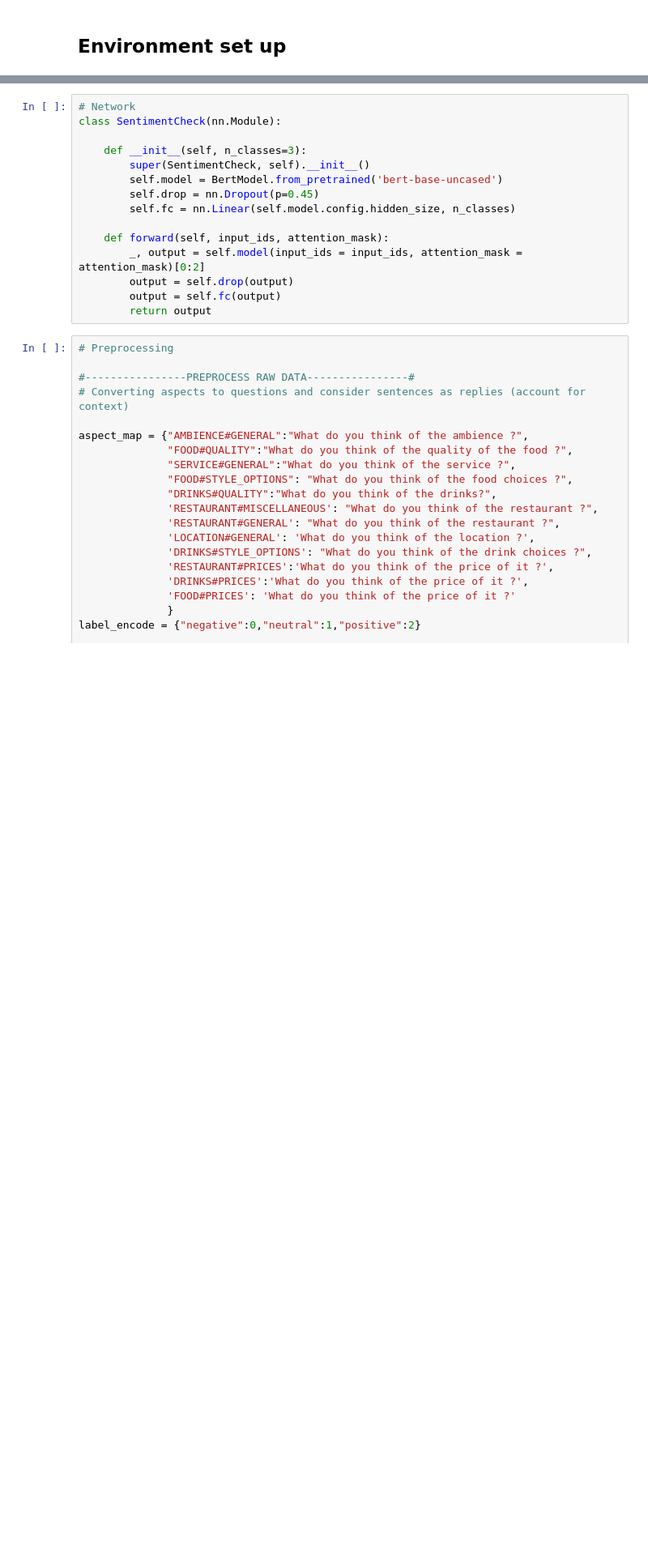
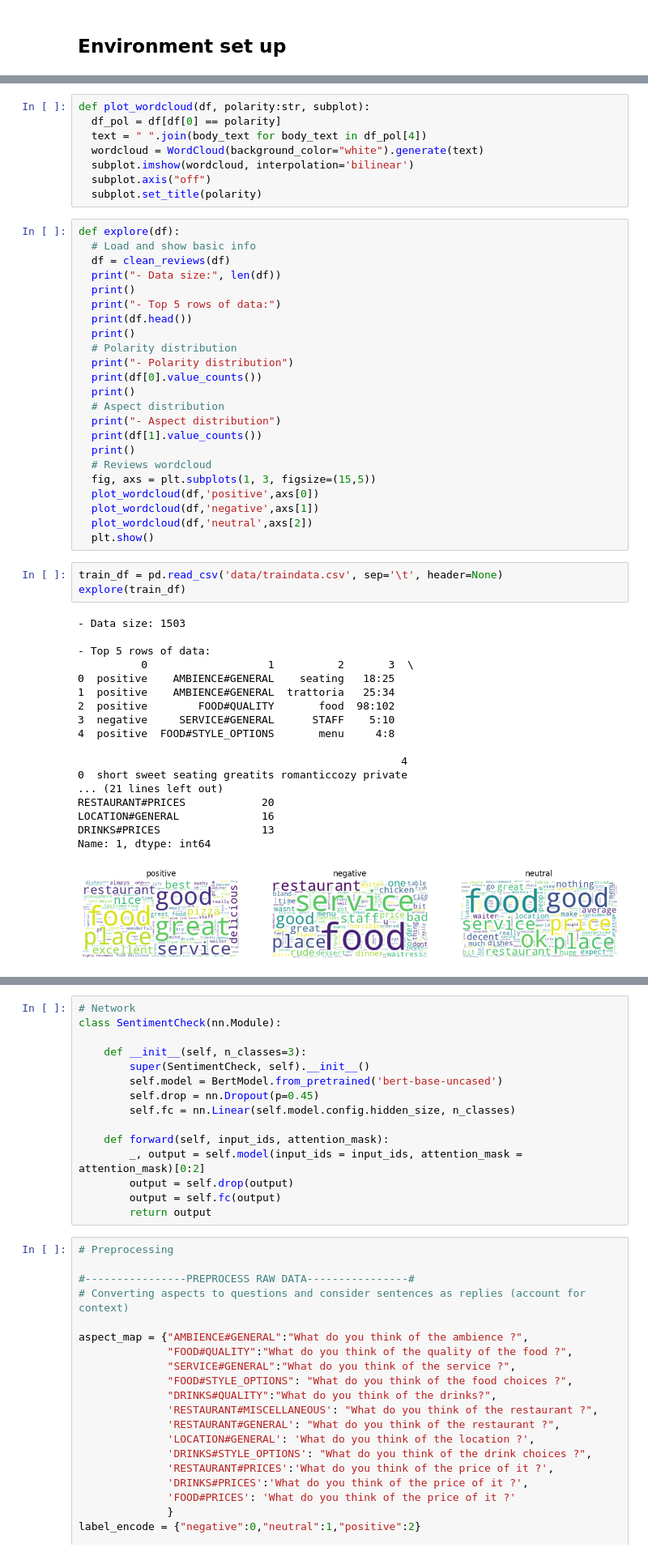
Before and after one commit to nguyen-nhat-mai/sentiment_analysis, a Jupyter notebook: Sentiment_Analysis.ipynb, the cells around one changed output, grey strips where cells are left out. Shown at 81% size. Saved outputs shown, nothing was run; the diff lists cells and outputs as text; blank space fills up the shorter version.

```diff
--- a/Sentiment_Analysis.ipynb
+++ b/Sentiment_Analysis.ipynb
@@ -76,0 +67,53 @@ rn.seed(12345)
+# %%
+def plot_wordcloud(df, polarity:str, subplot):
+  df_pol = df[df[0] == polarity]
+  text = " ".join(body_text for body_text in df_pol[4])
+  wordcloud = WordCloud(background_color="white").generate(text)
+  subplot.imshow(wordcloud, interpolation='bilinear')
+  subplot.axis("off")
+  subplot.set_title(polarity)
+# %%
+def explore(df):
+  # Load and show basic info
+  df = clean_reviews(df)
+  print("- Data size:", len(df))
+  print()
+  print("- Top 5 rows of data:")
+  print(df.head())
+  print()
+  # Polarity distribution
+  print("- Polarity distribution")
+  print(df[0].value_counts())
+  print()
+  # Aspect distribution
+  print("- Aspect distribution")
+  print(df[1].value_counts())
+  print()
+  # Reviews wordcloud
+  fig, axs = plt.subplots(1, 3, figsize=(15,5))
+  plot_wordcloud(df,'positive',axs[0])
+  plot_wordcloud(df,'negative',axs[1])
+  plot_wordcloud(df,'neutral',axs[2])
+  plt.show()
+# %%
+train_df = pd.read_csv('data/traindata.csv', sep='\t', header=None)
+explore(train_df)
+# %% [output]
+- Data size: 1503
+
+- Top 5 rows of data:
+          0                   1          2       3  \
+0  positive    AMBIENCE#GENERAL    seating   18:25
+1  positive    AMBIENCE#GENERAL  trattoria   25:34
+2  positive        FOOD#QUALITY       food  98:102
+3  negative     SERVICE#GENERAL      STAFF    5:10
+4  positive  FOOD#STYLE_OPTIONS       menu     4:8
+
+                                                   4
+0  short sweet seating greatits romanticcozy private
+... (21 lines left out)
+RESTAURANT#PRICES            20
+LOCATION#GENERAL             16
+DRINKS#PRICES                13
+Name: 1, dtype: int64
+[figure, added]
```
Also changed, not shown: parts of 9 cells of this notebook.
